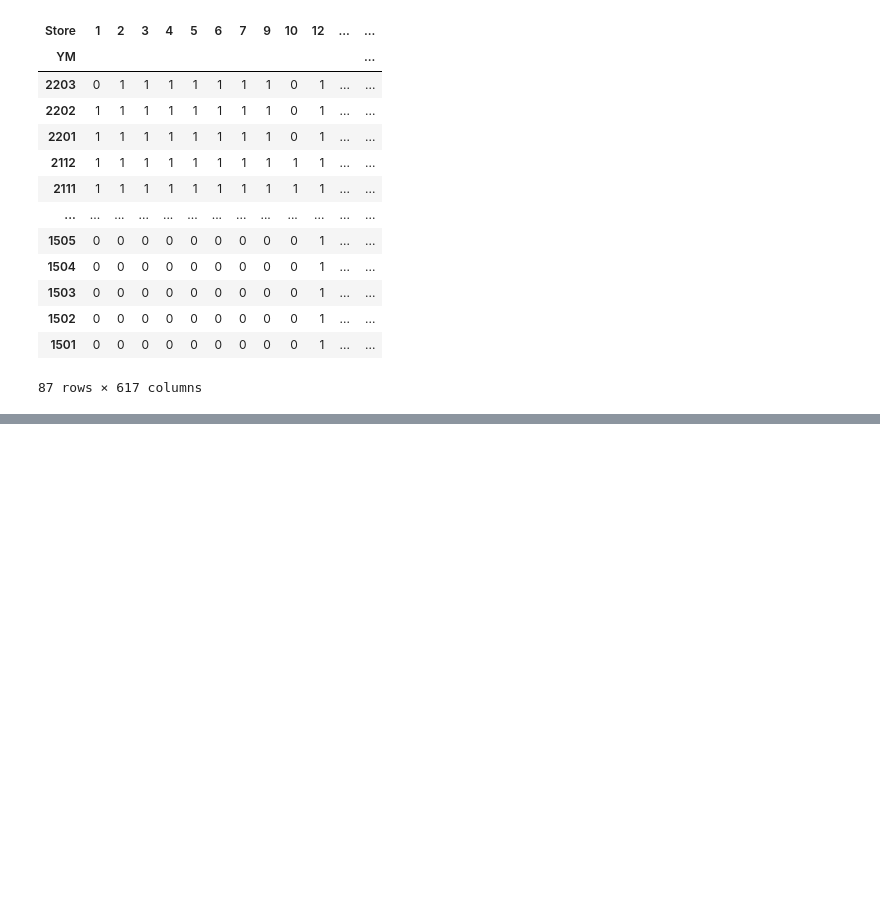
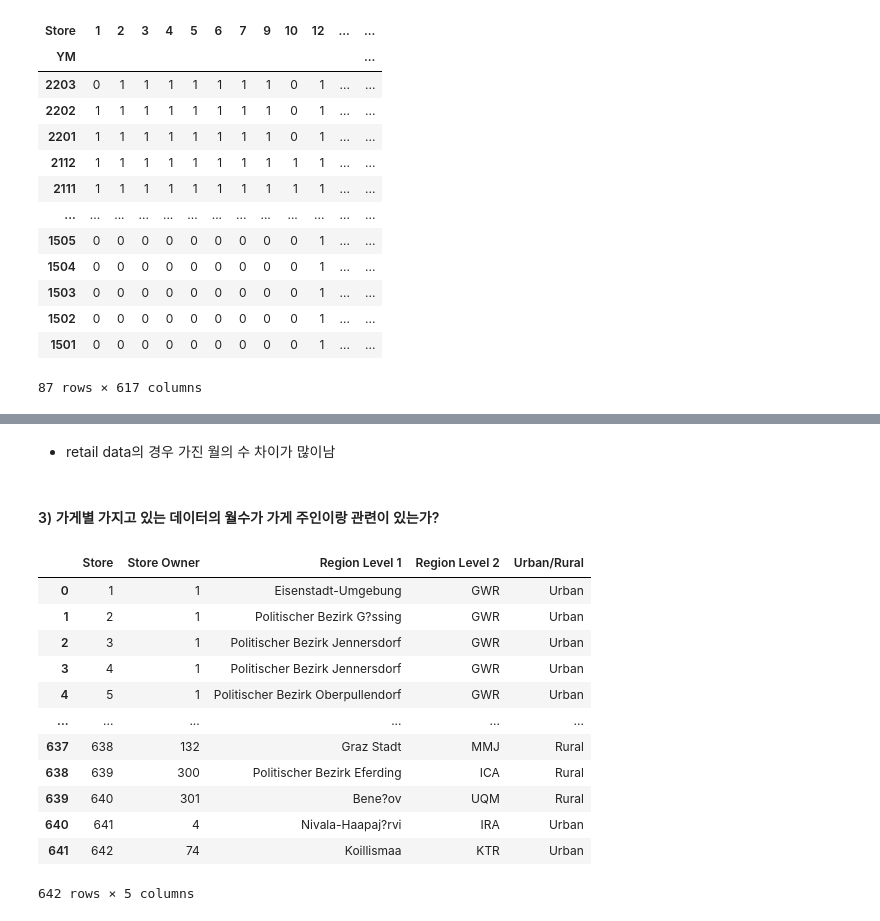
Before and after one commit to minji-o-j/Data-Science-Project, a Jupyter notebook: EDA2.ipynb, the cells around one changed output, grey strips where cells are left out. Drawn from its saved outputs; the diff is of its cells as text; code cells hidden in the pictures; blank space fills up the shorter version.

```diff
--- a/EDA2.ipynb
+++ b/EDA2.ipynb
@@ -112,0 +189,21 @@ r_ym_store_ct
+# %% [markdown]
+- retail data의 경우 가진 월의 수 차이가 많이남
+# %% [markdown]
+#### 3) 가게별 가지고 있는 데이터의 월수가 가게 주인이랑 관련이 있는가?
+# %%
+dealer_hierarchies = pd.read_csv(f"{file_path}Dealer Hierarchies.csv")
+dealer_hierarchies
+# %% [output]
+|  | Store | Store Owner | Region Level 1 | Region Level 2 | Urban/Rural |
+| 0 | 1 | 1 | Eisenstadt-Umgebung | GWR | Urban |
+| 1 | 2 | 1 | Politischer Bezirk G?ssing | GWR | Urban |
+| 2 | 3 | 1 | Politischer Bezirk Jennersdorf | GWR | Urban |
+| 3 | 4 | 1 | Politischer Bezirk Jennersdorf | GWR | Urban |
+| 4 | 5 | 1 | Politischer Bezirk Oberpullendorf | GWR | Urban |
+| ... | ... | ... | ... | ... | ... |
+| 637 | 638 | 132 | Graz Stadt | MMJ | Rural |
+| 638 | 639 | 300 | Politischer Bezirk Eferding | ICA | Rural |
+| 639 | 640 | 301 | Bene?ov | UQM | Rural |
+| 640 | 641 | 4 | Nivala-Haapaj?rvi | IRA | Urban |
+| 641 | 642 | 74 | Koillismaa | KTR | Urban |
+642 rows × 5 columns
```
Also changed, not shown: parts of 15 cells of this notebook.
